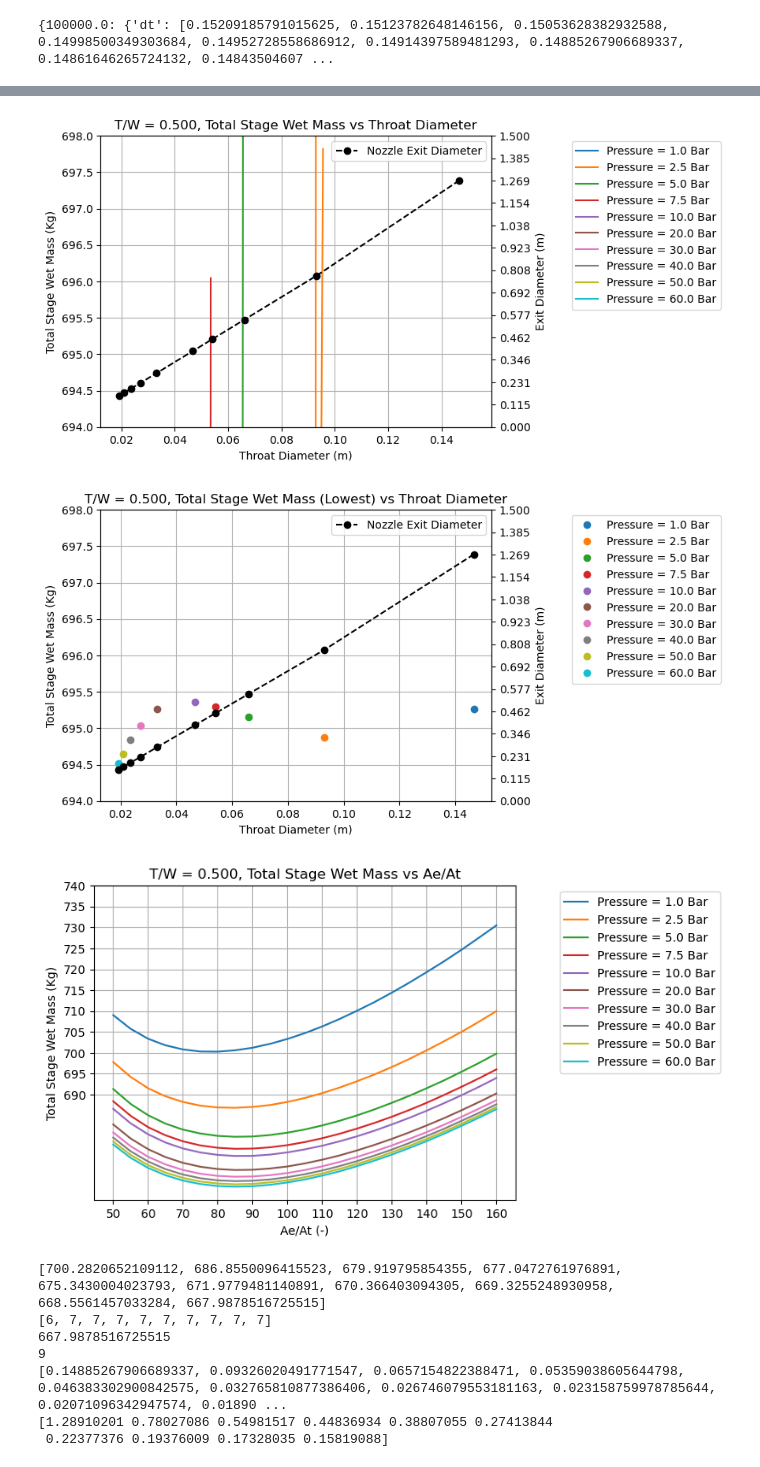
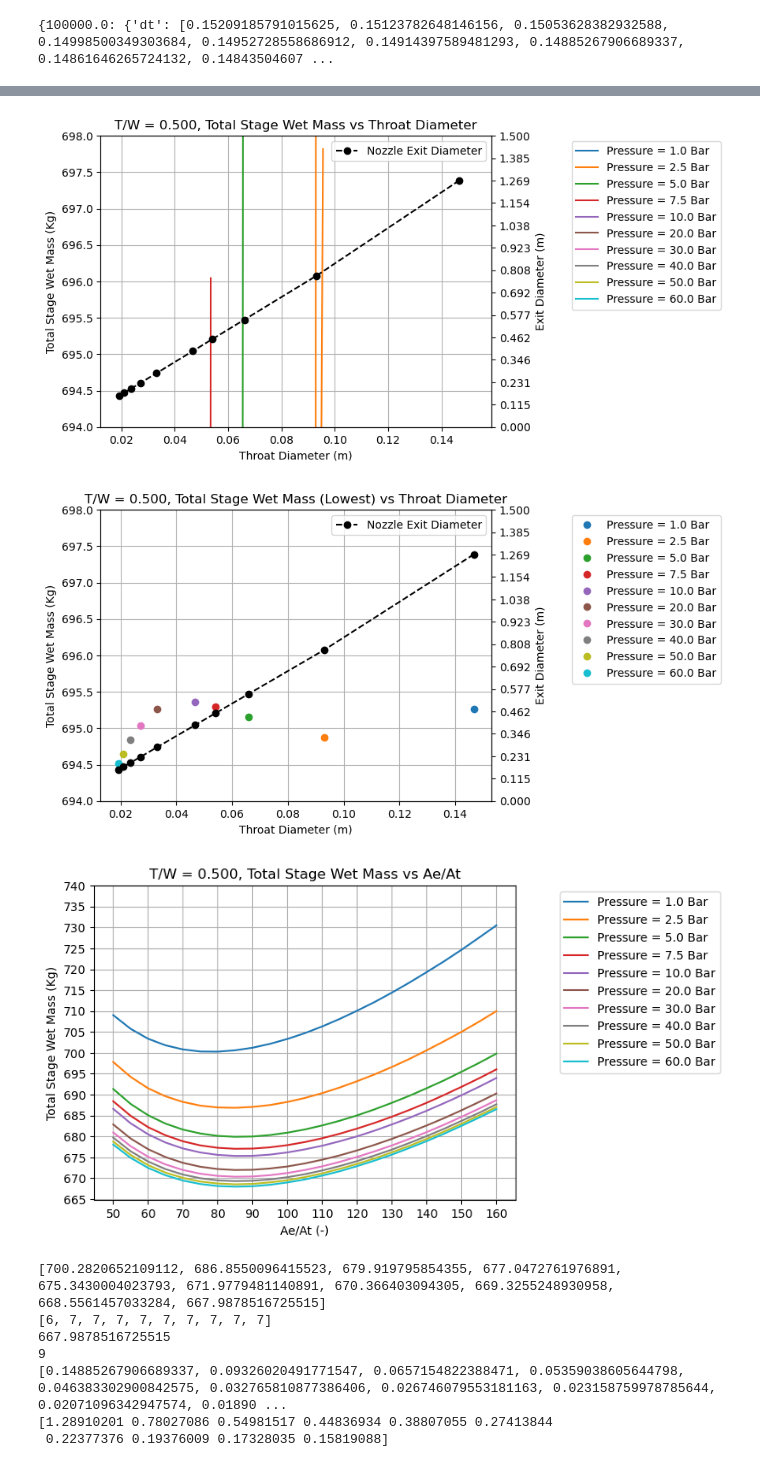
Before and after one commit to krainrpmt/Senior-Project-Electric-Turbopump, a Jupyter notebook: Pump Specification Calculator.ipynb, the cells around one changed output, grey strips where cells are left out. Saved outputs shown, nothing was run; the diff lists cells and outputs as text; code cells hidden in the pictures.

```diff
--- a/Pump Specification Calculator.ipynb
+++ b/Pump Specification Calculator.ipynb
@@ -990,35 +991,35 @@ ax2.legend()
 plt.title('T/W = 0.500, Total Stage Wet Mass (Lowest) vs Throat Diameter')
 
 ax.grid()
 plt.show()
 
 
 #Total Wet Mass vs Area Ratio
 fig = plt.figure()
 ax = fig.add_subplot(111)
 
 for i in Pressure_Keys:
 
     # Make data.
     X = np.array(nozzle_expansion_ratio0)
     Z = np.array(Rocket_Performance_Library[i]['wet_mass'])
     ax.plot(X, Z, '-', label='Pressure = ' + str(i/1e5) + ' Bar')
 
 plt.legend(loc='upper right', bbox_to_anchor=(1.5,1))
 plt.title('T/W = 0.500, Total Stage Wet Mass vs Ae/At')
 plt.xlabel('Ae/At (-)')
 plt.ylabel('Total Stage Wet Mass (Kg)')
 plt.grid()
 plt.xticks(range(50,170,10))
-plt.yticks(range(690,745,5))
+plt.yticks(range(665,745,5))
 plt.show()
 # %% [output]
 [figure]
 [figure]
 [figure]
 [figure]
 [figure]
-[figure, old version]
+[figure, new version]
 # %%
 local_min_mass = []
 local_min_index = []
```
Also changed, not shown: parts of 3 cells of this notebook.
